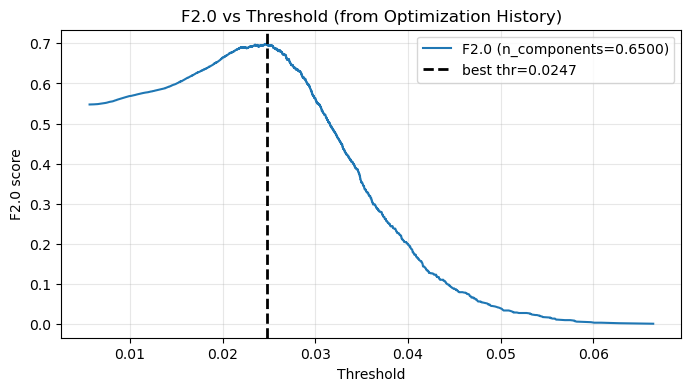
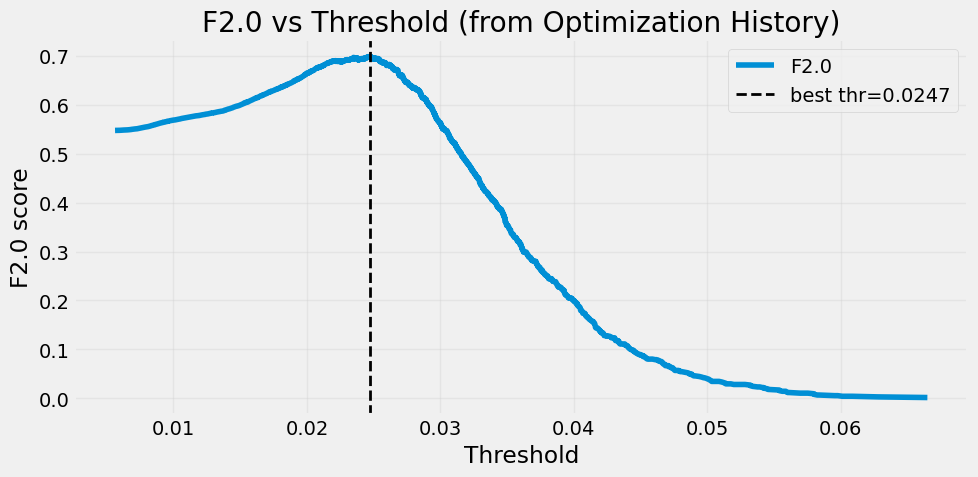
Code edit (unified diff) that turned the first committed figure into the second:
--- before
+++ after
@@ -21,14 +21,6 @@
 
 # Plot Fbeta curve
-plt.figure(figsize=(8, 4))
-plt.plot(thresholds, fbeta_vals, label=f'F{beta} (n_components={best_n:.4f})')
-plt.axvline(best_threshold, color='black', linestyle='--', linewidth=2, label=f'best thr={best_threshold:.4f}')
-plt.xlabel('Threshold')
-plt.ylabel(f'F{beta} score')
-plt.title(f'F{beta} vs Threshold (from Optimization History)')
-plt.legend()
-plt.grid(alpha=0.3)
-plt.show()
+plot_fbeta_vs_threshold(thresholds, fbeta_vals, best_threshold, beta)
 
 # Plot anomaly distribution
-fig = plot_anomaly_distribution(val_normal_np, val_anomaly_np, best_threshold)
+plot_anomaly_distribution(val_normal_np, val_anomaly_np, best_threshold)

Commit: NEW: fbeta plot refactored to common.plots